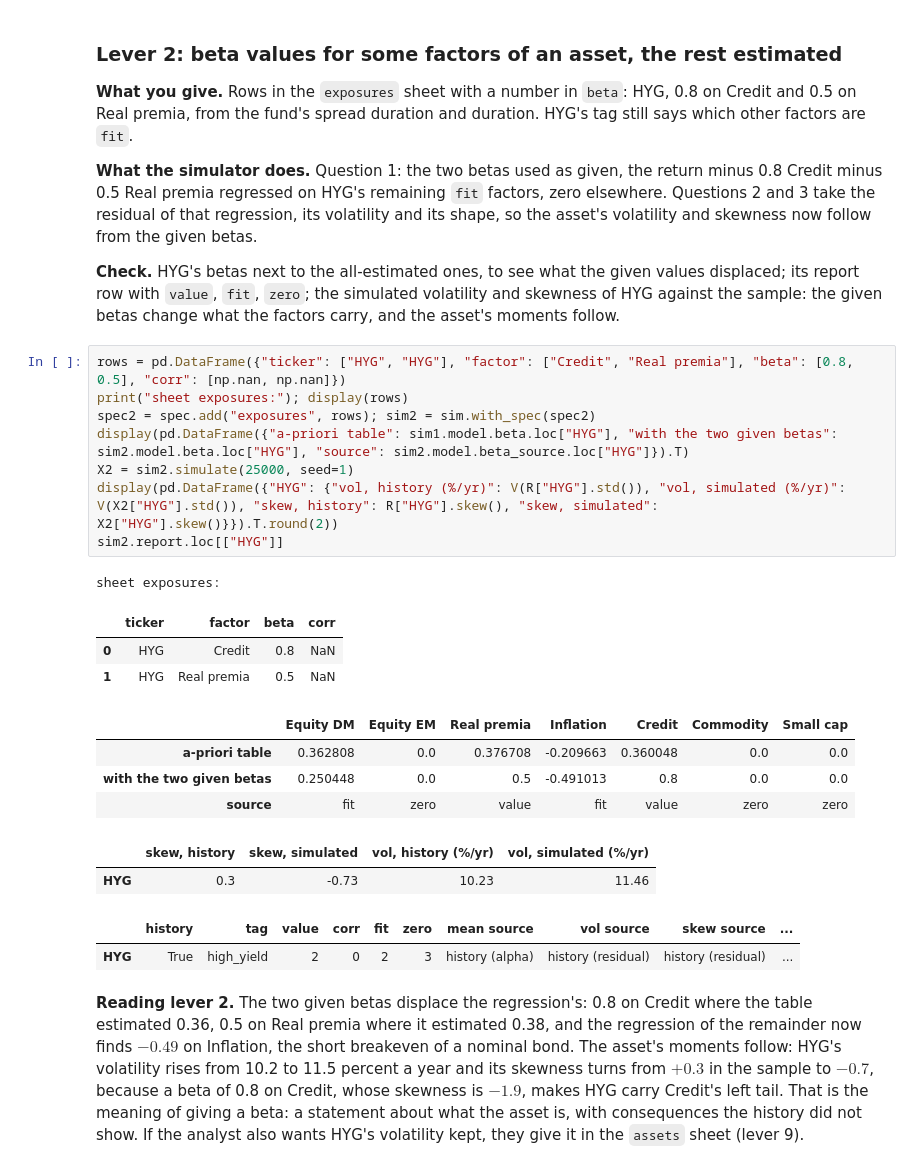
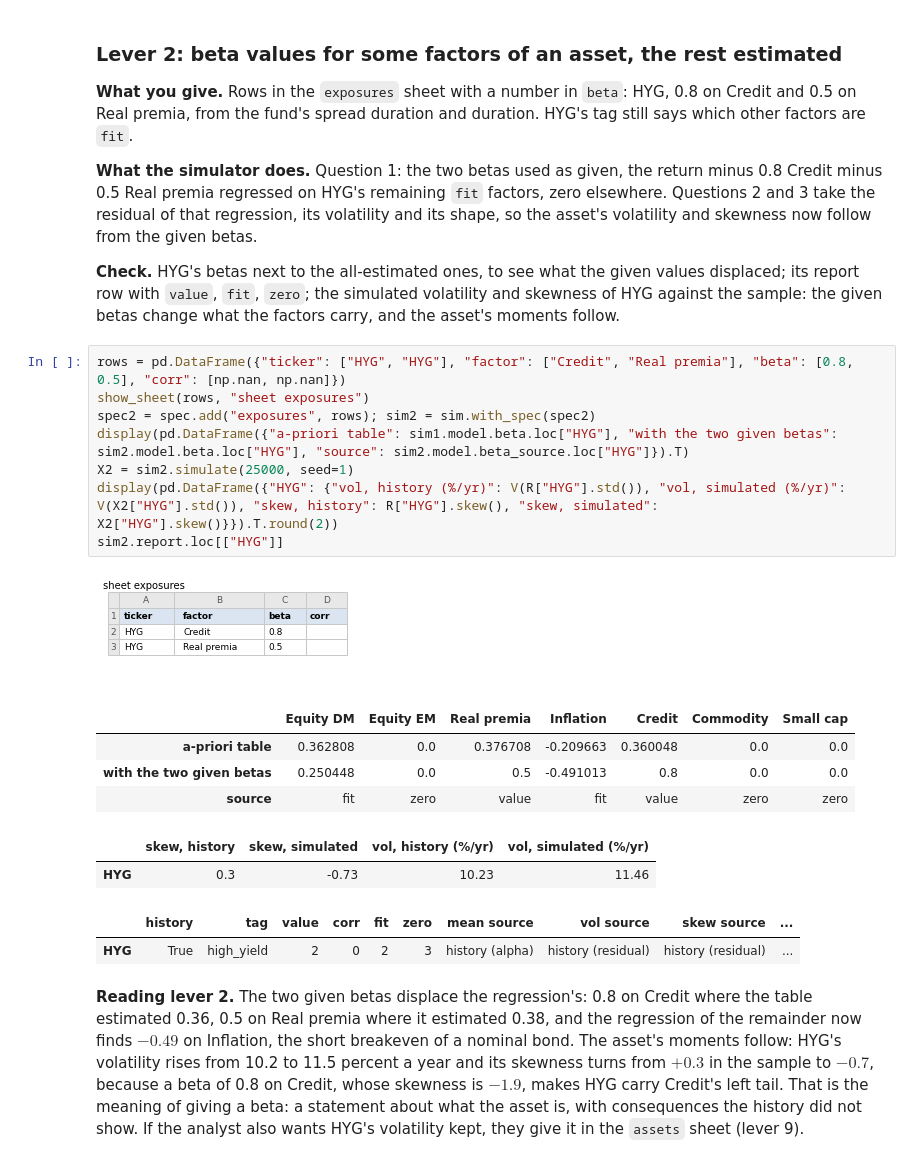
Before and after one commit to mamadouyamar/CVineMarketGen, a Jupyter notebook: examples/03_many_assets_factors.ipynb, the cells around one changed output. Drawn from its saved outputs; the diff is of its cells as text.

```diff
--- a/examples/03_many_assets_factors.ipynb
+++ b/examples/03_many_assets_factors.ipynb
@@ -501,25 +497,22 @@ carries whatever the allowed factors do not, and the sources now read one
 **Check.** HYG's betas next to the all-estimated ones, to see what the given values displaced; its report row with `value`, `fit`, `zero`; the simulated volatility and skewness of HYG against the sample: the given betas change what the factors carry, and the asset's moments follow.
 # %%
 rows = pd.DataFrame({"ticker": ["HYG", "HYG"], "factor": ["Credit", "Real premia"], "beta": [0.8, 0.5], "corr": [np.nan, np.nan]})
-print("sheet exposures:"); display(rows)
+show_sheet(rows, "sheet exposures")
 spec2 = spec.add("exposures", rows); sim2 = sim.with_spec(spec2)
 display(pd.DataFrame({"a-priori table": sim1.model.beta.loc["HYG"], "with the two given betas": sim2.model.beta.loc["HYG"], "source": sim2.model.beta_source.loc["HYG"]}).T)
 X2 = sim2.simulate(25000, seed=1)
 display(pd.DataFrame({"HYG": {"vol, history (%/yr)": V(R["HYG"].std()), "vol, simulated (%/yr)": V(X2["HYG"].std()), "skew, history": R["HYG"].skew(), "skew, simulated": X2["HYG"].skew()}}).T.round(2))
 sim2.report.loc[["HYG"]]
 # %% [output]
-sheet exposures:
+[figure, added]
-|  | ticker | factor | beta | corr |
-| 0 | HYG | Credit | 0.8 | NaN |
-| 1 | HYG | Real premia | 0.5 | NaN |
+|  | Equity DM | Equity EM | Real premia | Inflation | Credit | Commodity | Small cap |
+| a-priori table | 0.362808 | 0.0 | 0.376708 | -0.209663 | 0.360048 | 0.0 | 0.0 |
+| with the two given betas | 0.250448 | 0.0 | 0.5 | -0.491013 | 0.8 | 0.0 | 0.0 |
+| source | fit | zero | value | fit | value | zero | zero |
-|  | Equity DM | Equity EM | Real premia | Inflation | Credit | Commodity | Small cap |
-| a-priori table | 0.362808 | 0.0 | 0.376708 | -0.209663 | 0.360048 | 0.0 | 0.0 |
-| with the two given betas | 0.250448 | 0.0 | 0.5 | -0.491013 | 0.8 | 0.0 | 0.0 |
-| source | fit | zero | value | fit | value | zero | zero |
+|  | skew, history | skew, simulated | vol, history (%/yr) | vol, simulated (%/yr) |
+| HYG | 0.3 | -0.73 | 10.23 | 11.46 |
-|  | skew, history | skew, simulated | vol, history (%/yr) | vol, simulated (%/yr) |
-| HYG | 0.3 | -0.73 | 10.23 | 11.46 |
+|  | history | tag | value | corr | fit | zero | mean source | vol source | skew source | ... |
+| HYG | True | high_yield | 2 | 0 | 2 | 3 | history (alpha) | history (residual) | history (residual) | ... |
-|  | history | tag | value | corr | fit | zero | mean source | vol source | skew source | ... |
-| HYG | True | high_yield | 2 | 0 | 2 | 3 | history (alpha) | history (residual) | history (residual) | ... |
 # %% [markdown]
 **Reading lever 2.** The two given betas displace the regression's: 0.8 on
 Credit where the table estimated 0.36, 0.5 on Real premia where it estimated
```
Also changed, not shown: parts of 19 cells of this notebook, 1 other file.
